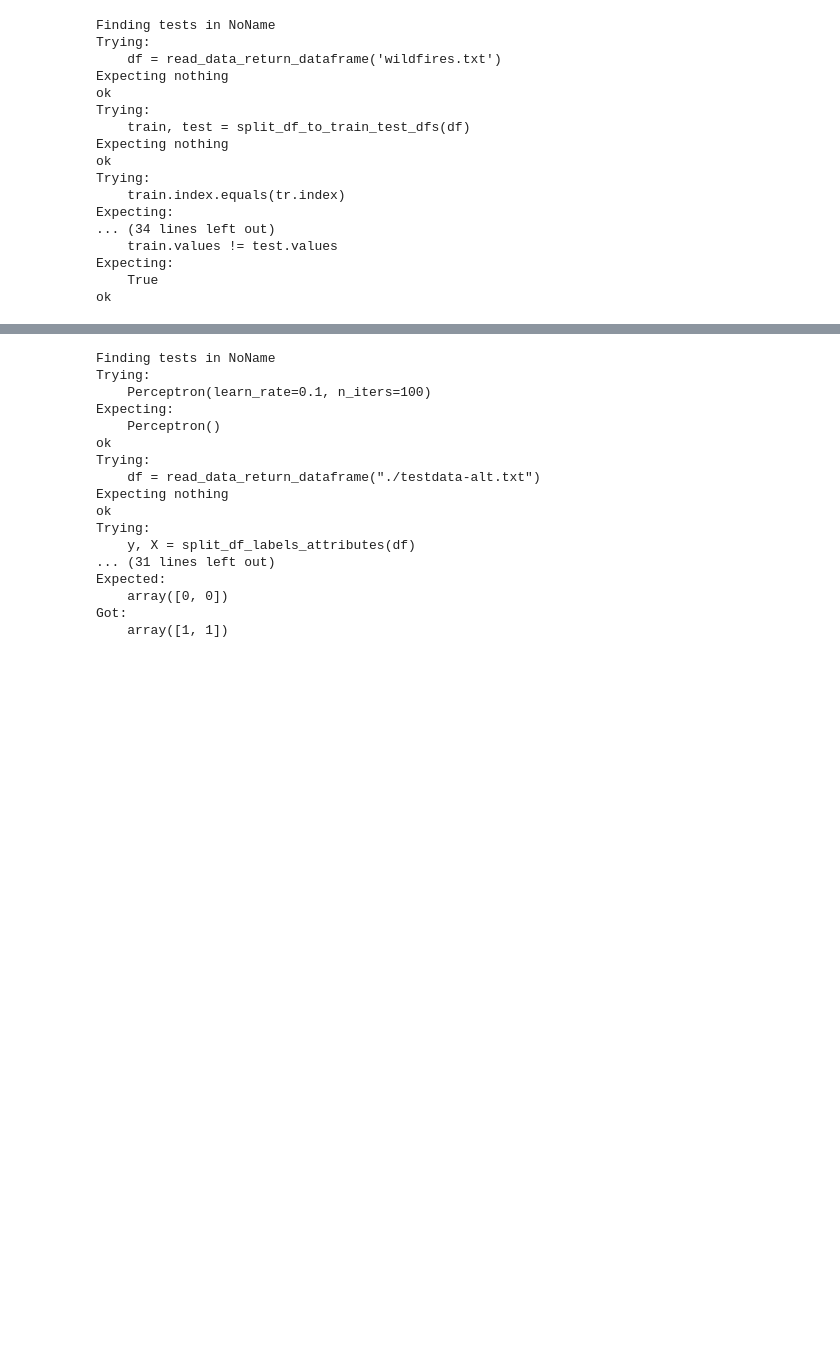
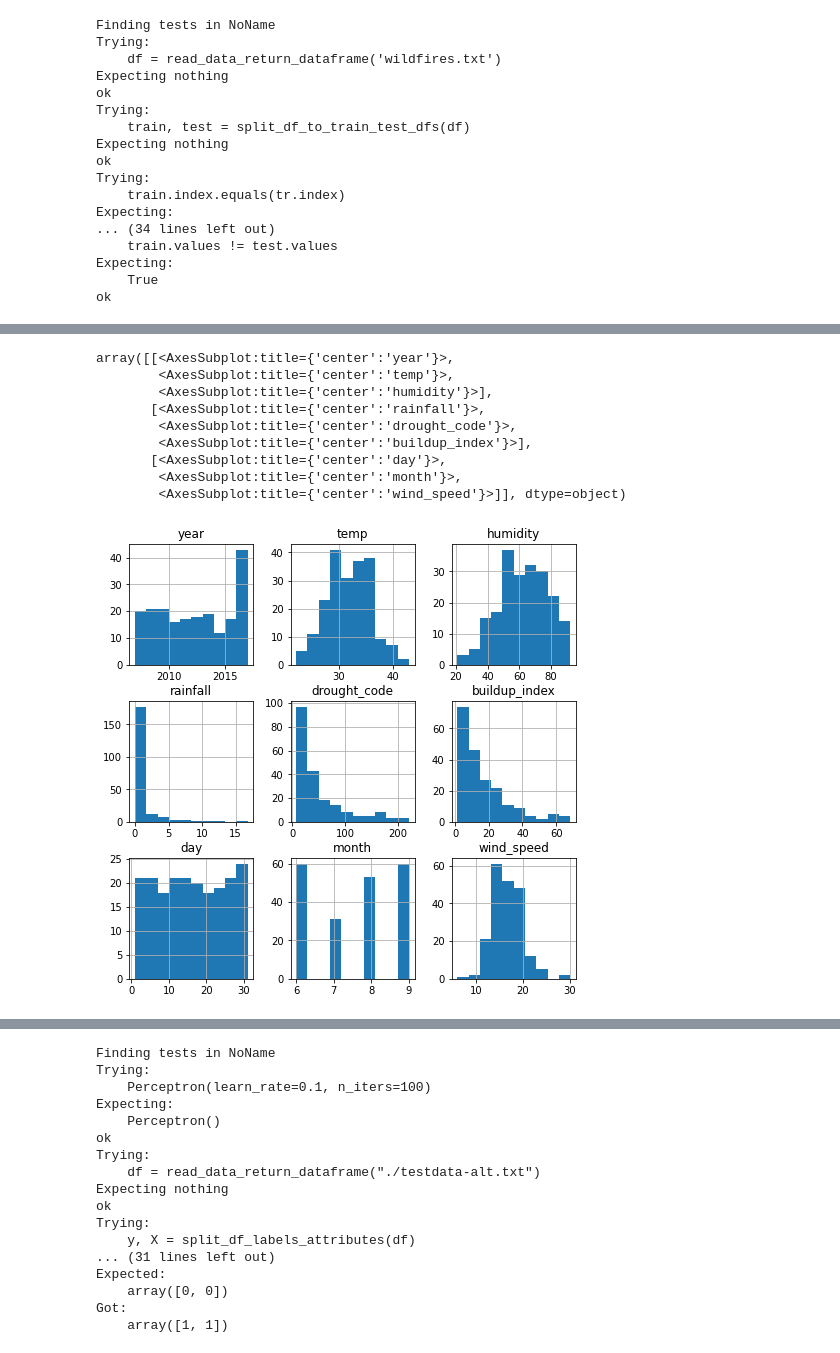
Before and after one commit to Tom-Cronin/POML_assignment2, a Jupyter notebook: Assignment2.ipynb, the cells around one changed output, grey strips where cells are left out. Saved outputs shown, nothing was run; the diff lists cells and outputs as text; code cells hidden in the pictures; blank space fills up the shorter version.

Commit message:
Added some data exploration and both a normaliser and standardiser

```diff
--- a/Assignment2.ipynb
+++ b/Assignment2.ipynb
@@ -100,6 +73,8 @@ ok
 # Tom Cronin
 def read_data_return_dataframe(PathToFile):
     """
+    Reads data from a specified text file. Requires the path to the text file
+
     Should return a dataframe of the test file
     >>> type(read_data_return_dataframe('testdata.txt'))
     <class 'pandas.core.frame.DataFrame'>
@@ -262,0 +240,3 @@ Exception raised:
+# %%
+# Tom Cronin
+wildfires_df = read_data_return_dataframe("wildfires.txt") # Loads The wildfire Dataset
@@ -262,0 +286,15 @@ Exception raised:
+# %%
+# Tom Cronin
+# Lets Look at the data graphically
+wildfires_df.hist(figsize = (8,8))
+# %% [output]
+array([[<AxesSubplot:title={'center':'year'}>,
+        <AxesSubplot:title={'center':'temp'}>,
+        <AxesSubplot:title={'center':'humidity'}>],
+       [<AxesSubplot:title={'center':'rainfall'}>,
+        <AxesSubplot:title={'center':'drought_code'}>,
+        <AxesSubplot:title={'center':'buildup_index'}>],
+       [<AxesSubplot:title={'center':'day'}>,
+        <AxesSubplot:title={'center':'month'}>,
+        <AxesSubplot:title={'center':'wind_speed'}>]], dtype=object)
+[figure, added]
```
Also changed, not shown: parts of 15 cells of this notebook, 1 other file.
